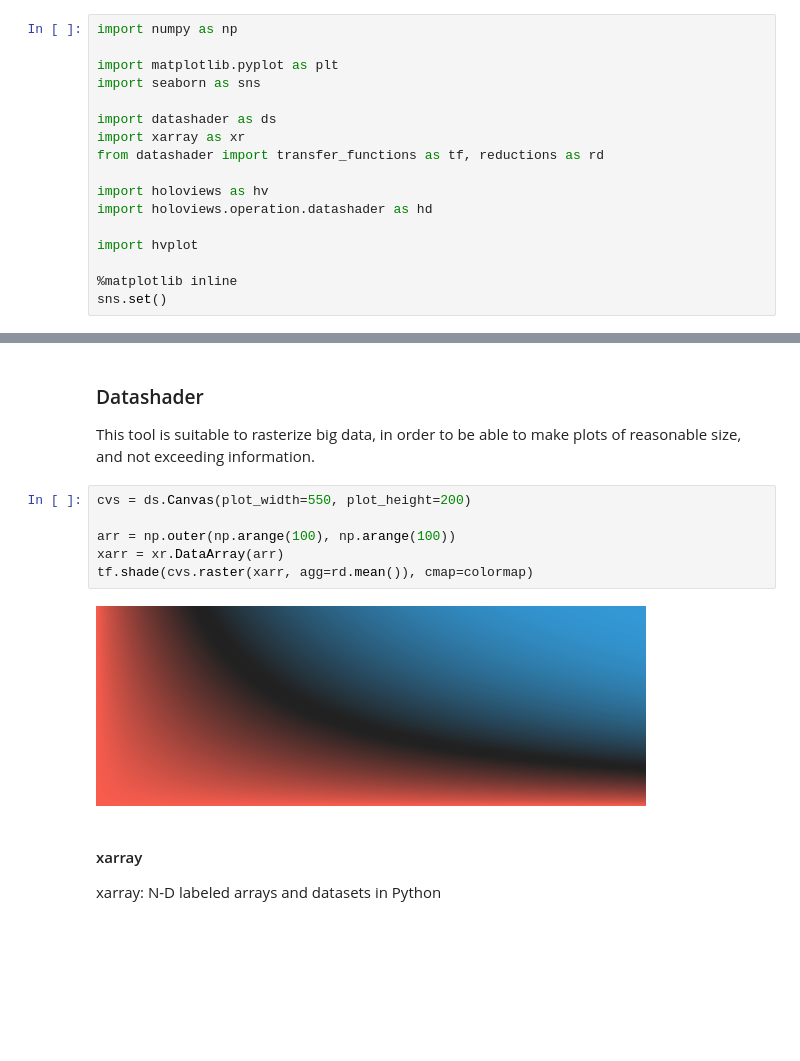
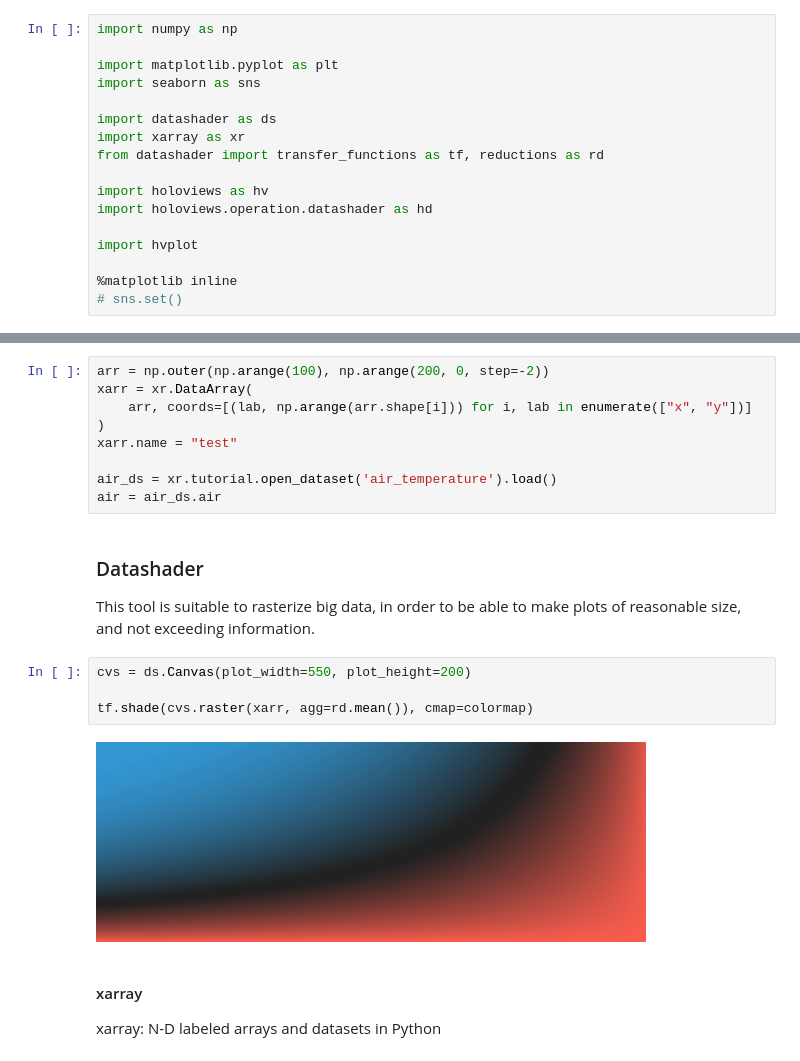
Before and after one commit to alecandido/fluiddynamics, a Jupyter notebook: experiments/tools-exp.ipynb, the cells around one changed output, grey strips where cells are left out. Drawn from its saved outputs; the diff is of its cells as text; blank space fills up the shorter version.

```diff
--- a/experiments/tools-exp.ipynb
+++ b/experiments/tools-exp.ipynb
@@ -20,7 +20,7 @@ import holoviews.operation.datashader as hd
 import hvplot
 
 %matplotlib inline
-sns.set()
+# sns.set()
 # %%
 def define_palette():
     args = (15, 240)
@@ -44,3 +46,12 @@ hv.extension("bokeh", "matplotlib")
+# %%
+arr = np.outer(np.arange(100), np.arange(200, 0, step=-2))
+xarr = xr.DataArray(
+    arr, coords=[(lab, np.arange(arr.shape[i])) for i, lab in enumerate(["x", "y"])]
+)
+xarr.name = "test"
+
+air_ds = xr.tutorial.open_dataset('air_temperature').load()
+air = air_ds.air
 # %% [markdown]
 ### Datashader
 
@@ -48,11 +59,9 @@ This tool is suitable to rasterize big data, in order to be able to make plots o
 # %%
 cvs = ds.Canvas(plot_width=550, plot_height=200)
 
-arr = np.outer(np.arange(100), np.arange(100))
-xarr = xr.DataArray(arr)
 tf.shade(cvs.raster(xarr, agg=rd.mean()), cmap=colormap)
 # %% [output]
-[figure, old version]
+[figure, new version]
 # %% [markdown]
 #### xarray
 xarray: N-D labeled arrays and datasets in Python
```
Also changed, not shown: parts of 9 cells of this notebook, 2 other files.
